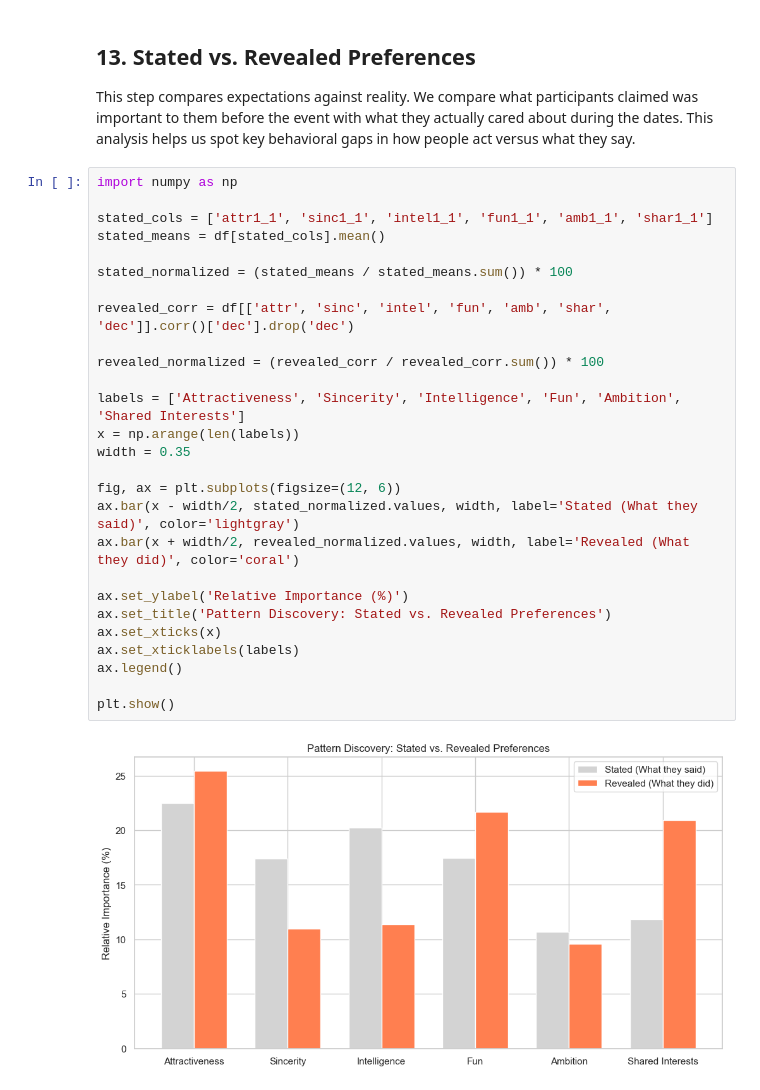
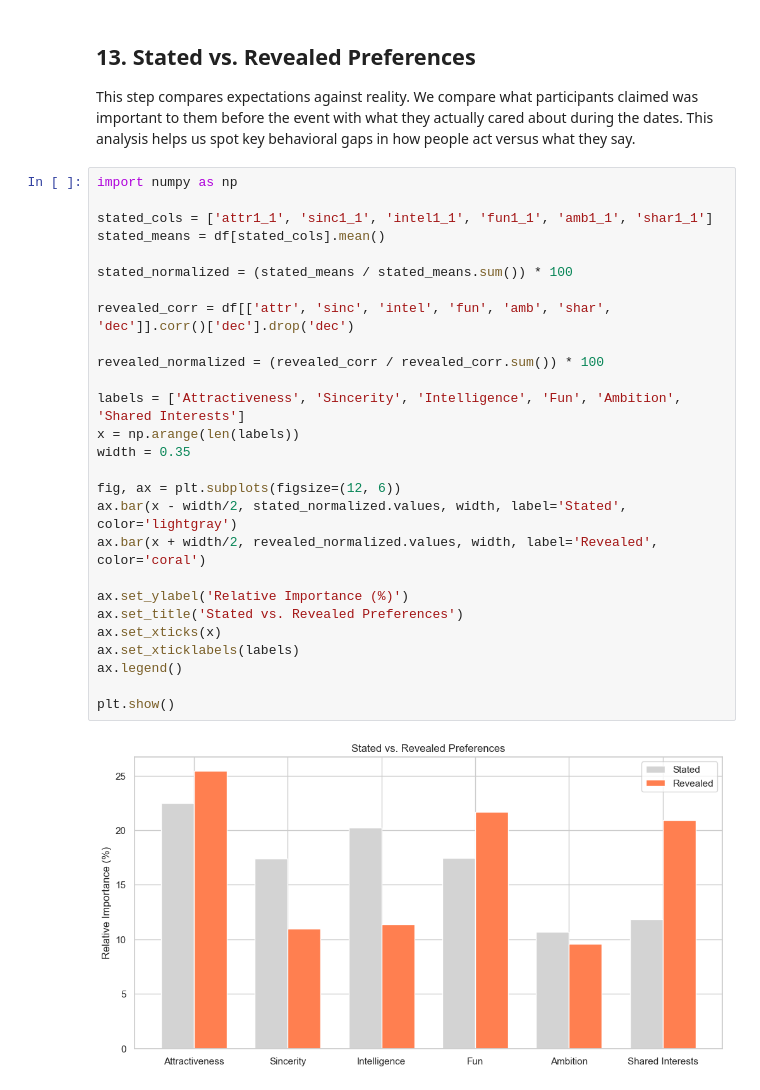
Before and after one commit to Babrzej/speed-dating-analysis, a Jupyter notebook: exploratory_data_analysis.ipynb, the cells around one changed output. Drawn from its saved outputs; the diff is of its cells as text.

```diff
--- a/exploratory_data_analysis.ipynb
+++ b/exploratory_data_analysis.ipynb
@@ -403,29 +411,29 @@ This step compares expectations against reality. We compare what participants cl
 # %%
 import numpy as np
 
 stated_cols = ['attr1_1', 'sinc1_1', 'intel1_1', 'fun1_1', 'amb1_1', 'shar1_1']
 stated_means = df[stated_cols].mean()
 
 stated_normalized = (stated_means / stated_means.sum()) * 100
 
 revealed_corr = df[['attr', 'sinc', 'intel', 'fun', 'amb', 'shar', 'dec']].corr()['dec'].drop('dec')
 
 revealed_normalized = (revealed_corr / revealed_corr.sum()) * 100
 
 labels = ['Attractiveness', 'Sincerity', 'Intelligence', 'Fun', 'Ambition', 'Shared Interests']
 x = np.arange(len(labels))
 width = 0.35
 
 fig, ax = plt.subplots(figsize=(12, 6))
-ax.bar(x - width/2, stated_normalized.values, width, label='Stated (What they said)', color='lightgray')
-ax.bar(x + width/2, revealed_normalized.values, width, label='Revealed (What they did)', color='coral')
+ax.bar(x - width/2, stated_normalized.values, width, label='Stated', color='lightgray')
+ax.bar(x + width/2, revealed_normalized.values, width, label='Revealed', color='coral')
 
 ax.set_ylabel('Relative Importance (%)')
-ax.set_title('Pattern Discovery: Stated vs. Revealed Preferences')
+ax.set_title('Stated vs. Revealed Preferences')
 ax.set_xticks(x)
 ax.set_xticklabels(labels)
 ax.legend()
 
 plt.show()
 # %% [output]
-[figure, old version]
+[figure, new version]
```
Also changed, not shown: parts of 3 cells of this notebook, 22 other files.
